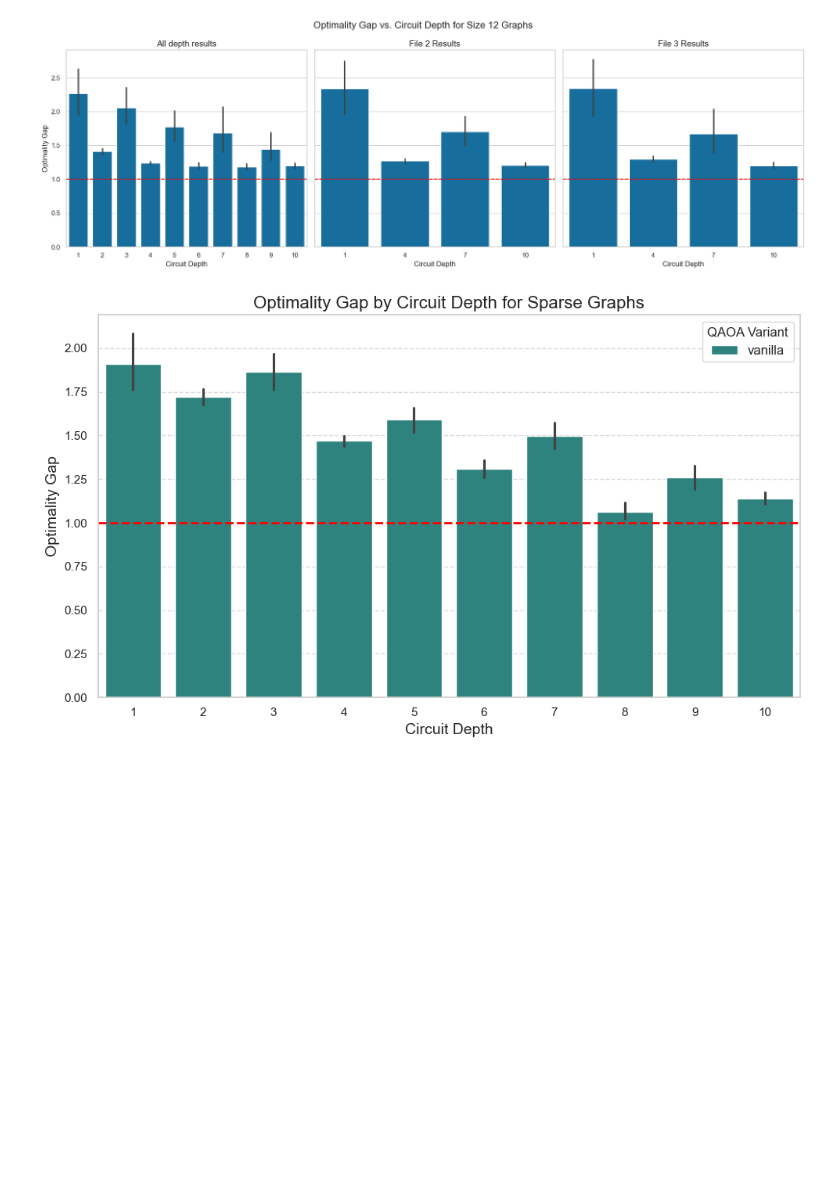
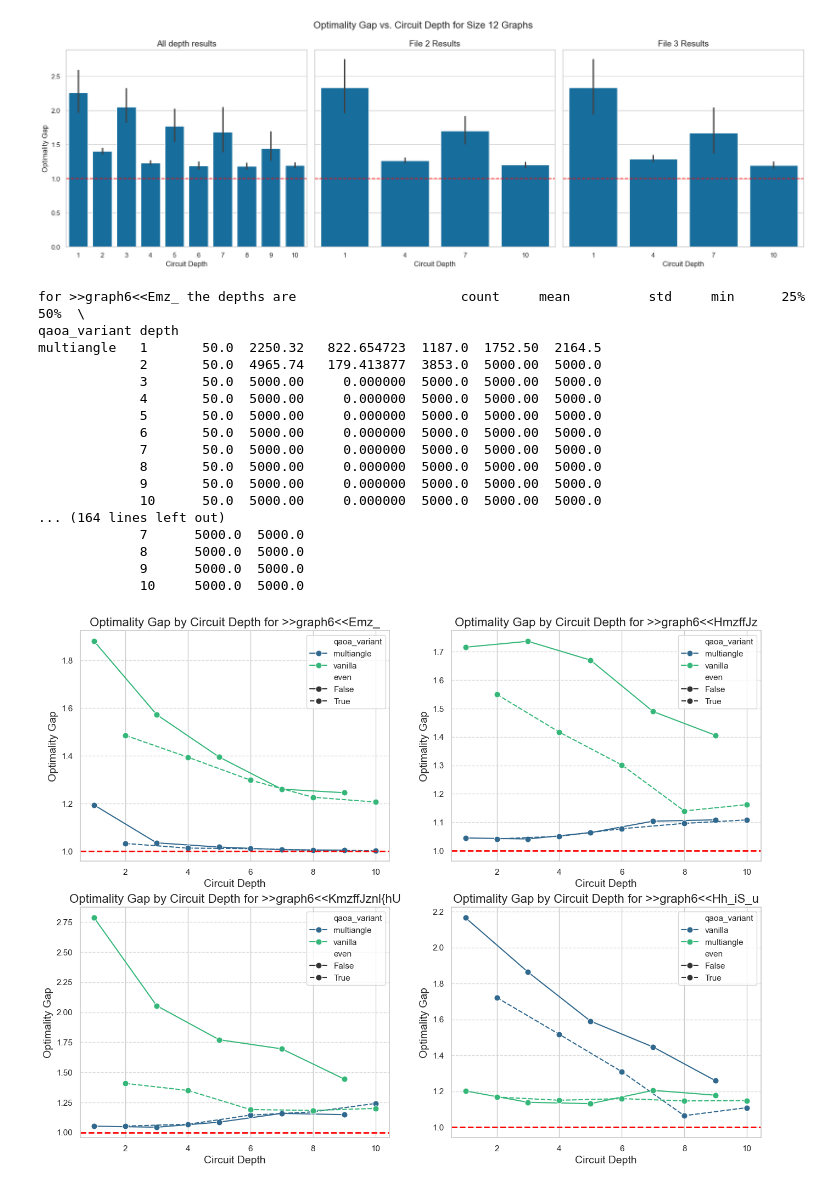
Before and after one commit to Smeidir/QAOA, a Jupyter notebook: results_visualizer.ipynb, the cells around one changed output. Drawn from its saved outputs; the diff is of its cells as text; code cells hidden in the pictures; blank space fills up the shorter version.

```diff
--- a/results_visualizer.ipynb
+++ b/results_visualizer.ipynb
@@ -105,6 +105,19 @@ results_lagrange['depth'] = results_lagrange['depth'].astype(int)
 
 problem = MaxCutProblem()
 
+new_sparse = pd.read_csv("results_rerun_sparse_statevector.csv")
+results.reset_index(inplace=True)
+print(len(results))
+old_sparse = results[(results['graph_name']=='>>graph6<<Hh_iS_u')&
+                     (results['backend_mode']=='statevector')& (results['warm_start']==False)]
+print(len(old_sparse))
+print(len(new_sparse))
+results.drop(index=old_sparse.index, inplace=True)
+print(len(results))
+
+results = pd.concat([results, new_sparse], ignore_index=True)
+print(len(results))
+
 graphs = problem.get_erdos_renyi_graphs_paper1()
 for g in graphs:
     # create a networkx graph from the rustworkx graph
@@ -131,8 +144,12 @@ for g in graphs: #lagrange version
     )
 results.rename(columns={'quantum_func_evals': 'Iterations'}, inplace=True)
 results_lagrange.rename(columns={'quantum_func_evals': 'Iterations'}, inplace=True)
+
+
+
 print('Results contain all statevector data and noisy data of vanilla p1 -> 7.\n'
 'Lagrangian contains only ideal and ma p = 1 and V p = 4.  \n' \
 'Infeasible column added, and depth converted to int.\n'
-'Renamed quantum_func_evals to Iterations.')
+'Renamed quantum_func_evals to Iterations.\n'
+'Updated sparse data with rerun results.\n')
 # %% [output]
@@ -1696,23 +1816,51 @@ plt.show()
 # %% [output]
 [figure]
 # %%
-results_sparse_vanilla_statevector = results[(results['qaoa_variant'] == 'vanilla')&
-                                                (results['backend_mode'] == 'statevector')&
-                                                (results['graph_size'] == 9) &
+results_sparse_statevector = results[(results['backend_mode'] == 'statevector')&
                                                 (results['warm_start'] == False) ]
 
-results_depths = pd.read_csv('results_sparse_alldepths.csv')
-combined = pd.concat([results_sparse_vanilla_statevector, results_depths], ignore_index=True)
+depths = pd.concat([pd.read_csv('results_size12_alldepths.csv'),
+                          pd.read_csv('results_6_9_alldepths.csv'),
+                          pd.read_csv('results_sparse_alldepths.csv'),
+                          pd.read_csv('results_ma_2_3_5_6.csv'),
+                          pd.read_csv('results_ma_8_9.csv')], ignore_index=True)
+#rename quanutm_func_evals to Iterations
+depths.rename(columns={'quantum_func_evals': 'Iterations'}, inplace=True)
+combined = pd.concat([results_sparse_statevector, depths], ignore_index=True)
 # Create a bar plot for the combined results
-plt.figure(figsize=(10, 6))
-sns.barplot(data=combined, x='depth', y='ratio', hue='qaoa_variant', palette='viridis')
-plt.axhline(y=1, color='red', linestyle='--', linewidth=2)
-plt.title('Optimality Gap by Circuit Depth for Sparse size 9', fontsize=16)
-plt.xlabel('Circuit Depth', fontsize=14)
-plt.ylabel('Optimality Gap', fontsize=14)
-plt.legend(title='QAOA Variant', fontsize=12)
-plt.grid(axis='y', linestyle='--', alpha=0.7)
-plt.tight_layout()
-plt.show()
+from matplotlib import pyplot as plt
+plt, ax = plt.subplots(2,2, figsize=(16, 12))
+
+
+combined['even'] = combined['depth'] % 2 == 0
+for i,graph_name in enumerate(combined['graph_name'].unique()):
+    graph_data = combined[combined['graph_name'] == graph_name].copy()
+    print(f"for {graph_name} the depths are {graph_data.groupby(['qaoa_variant','depth'])['Iterations'].describe()}")
+
+    index_1 = i//2
+    index_2 = i%2
+    sns.lineplot(data=graph_data, x='depth', y='ratio', hue=graph_data['qaoa_variant'],style='even' ,palette='viridis',ax=ax[index_1, index_2], errorbar=None, marker='o', markersize=8)
+    ax[index_1,index_2].axhline(y=1, color='red', linestyle='--', linewidth=2)
+    ax[index_1,index_2].set_title(f'Optimality Gap by Circuit Depth for {graph_name}', fontsize=16)
+    ax[index_1,index_2].set_xlabel('Circuit Depth', fontsize=14)
+    ax[index_1,index_2].set_ylabel('Optimality Gap', fontsize=14)
+    ax[index_1,index_2].grid(axis='y', linestyle='--', alpha=0.7)
 # %% [output]
+for >>graph6<<Emz_ the depths are                     count     mean          std     min      25%     50%  \
+qaoa_variant depth
+multiangle   1       50.0  2250.32   822.654723  1187.0  1752.50  2164.5
+             2       50.0  4965.74   179.413877  3853.0  5000.00  5000.0
+             3       50.0  5000.00     0.000000  5000.0  5000.00  5000.0
+             4       50.0  5000.00     0.000000  5000.0  5000.00  5000.0
+             5       50.0  5000.00     0.000000  5000.0  5000.00  5000.0
+             6       50.0  5000.00     0.000000  5000.0  5000.00  5000.0
+             7       50.0  5000.00     0.000000  5000.0  5000.00  5000.0
+             8       50.0  5000.00     0.000000  5000.0  5000.00  5000.0
+             9       50.0  5000.00     0.000000  5000.0  5000.00  5000.0
+             10      50.0  5000.00     0.000000  5000.0  5000.00  5000.0
+... (164 lines left out)
+             7      5000.0  5000.0
+             8      5000.0  5000.0
+             9      5000.0  5000.0
+             10     5000.0  5000.0
-[figure, old version]
+[figure, new version]
```
Also changed, not shown: parts of 13 cells of this notebook, 39 other files.
